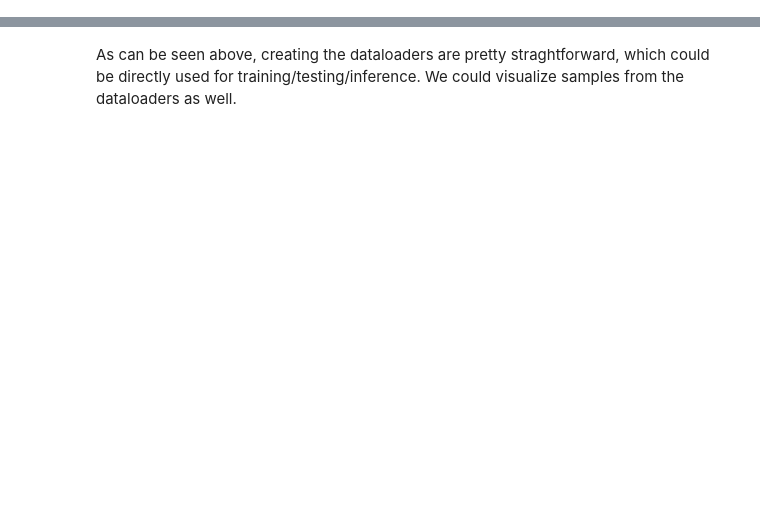
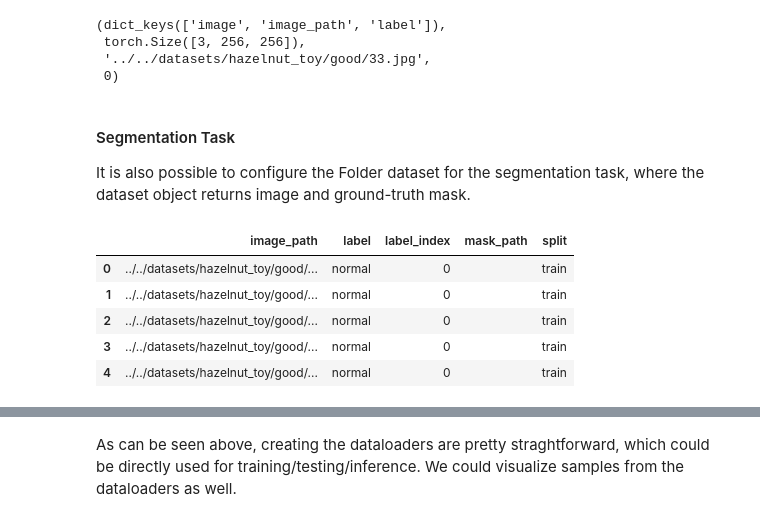
Before and after one commit to openvinotoolkit/anomalib, a Jupyter notebook: notebooks/100_datamodules/103_folder.ipynb, the cells around one changed output, grey strips where cells are left out. Saved outputs shown, nothing was run; the diff lists cells and outputs as text; code cells hidden in the pictures; blank space fills up the shorter version.

```diff
--- a/notebooks/100_datamodules/103_folder.ipynb
+++ b/notebooks/100_datamodules/103_folder.ipynb
@@ -86,0 +71,29 @@ folder_datamodule.setup()
+# %%
+data = folder_dataset_classification_train[0]
+data.keys(), data["image"].shape, data["image_path"], data["label"]
+# %% [output]
+(dict_keys(['image', 'image_path', 'label']),
+ torch.Size([3, 256, 256]),
+ '../../datasets/hazelnut_toy/good/33.jpg',
+ 0)
+# %% [markdown]
+#### Segmentation Task
+
+It is also possible to configure the Folder dataset for the segmentation task, where the dataset object returns image and ground-truth mask.
+# %%
+# Folder Segmentation Train Set
+folder_dataset_segmentation_train = FolderDataset(
+    normal_dir="../../datasets/hazelnut_toy/good",
+    abnormal_dir="../../datasets/hazelnut_toy/crack",
+    split="train",
+    pre_process=pre_process,
+    mask_dir="../../datasets/hazelnut_toy/mask/crack",
+)
+folder_dataset_segmentation_train.samples.head()
+# %% [output]
+|  | image_path | label | label_index | mask_path | split |
+| 0 | ../../datasets/hazelnut_toy/good/... | normal | 0 |  | train |
+| 1 | ../../datasets/hazelnut_toy/good/... | normal | 0 |  | train |
+| 2 | ../../datasets/hazelnut_toy/good/... | normal | 0 |  | train |
+| 3 | ../../datasets/hazelnut_toy/good/... | normal | 0 |  | train |
+| 4 | ../../datasets/hazelnut_toy/good/... | normal | 0 |  | train |
```
Also changed, not shown: parts of 44 cells of this notebook, 3 other files.
